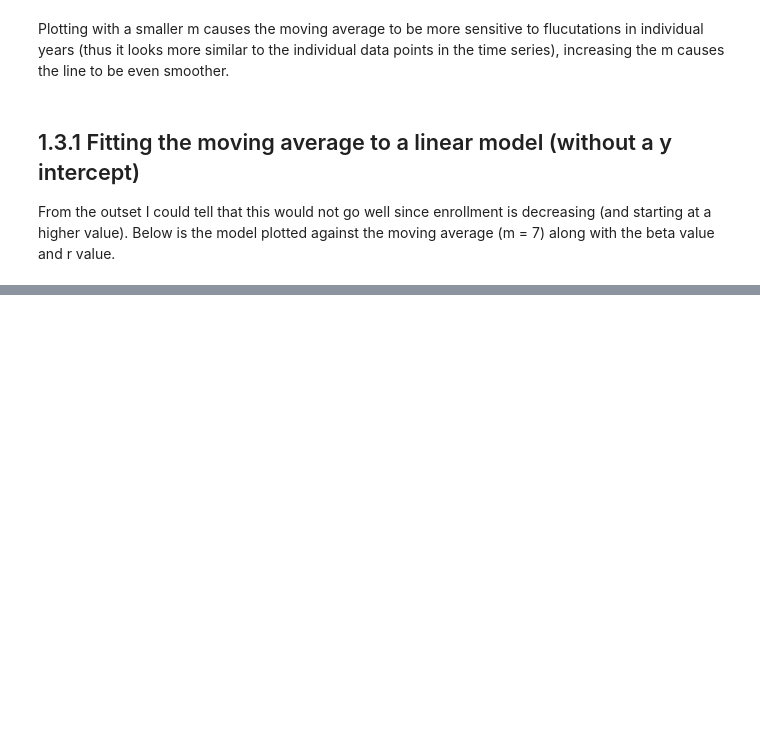
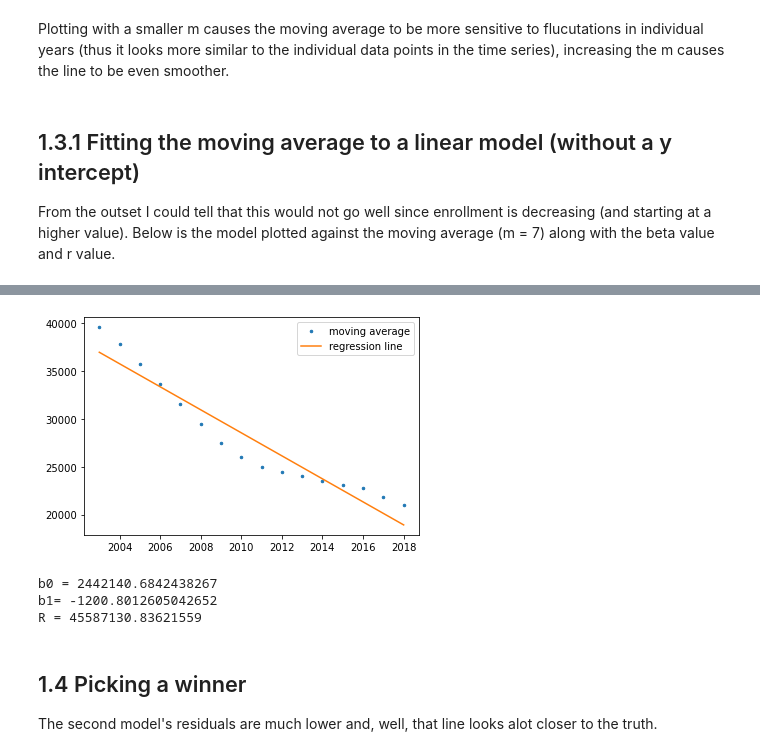
Before and after one commit to thedavidhackett/neighborhood_schools, a Jupyter notebook: time_series.ipynb, the cells around one changed output, grey strips where cells are left out. Saved outputs shown, nothing was run; the diff lists cells and outputs as text; code cells hidden in the pictures; blank space fills up the shorter version.

Commit message:
compeleted prediction data

```diff
--- a/time_series.ipynb
+++ b/time_series.ipynb
@@ -65,0 +74,12 @@ IndexError: index 0 is out of bounds for axis 0 with size 0
+# %%
+(beta, R) = stl_data.linear_regression(7, True)
+print(f"b0 = {beta[0]}\nb1= {beta[1]}\nR = {R[0]}")
+# %% [output]
+[figure, added]
+b0 = 2442140.6842438267
+b1= -1200.8012605042652
+R = 45587130.83621559
+# %% [markdown]
+## 1.4 Picking a winner
+
+The second model's residuals are much lower and, well, that line looks alot closer to the truth.
```
Also changed, not shown: parts of 8 cells of this notebook, 7 other files.
